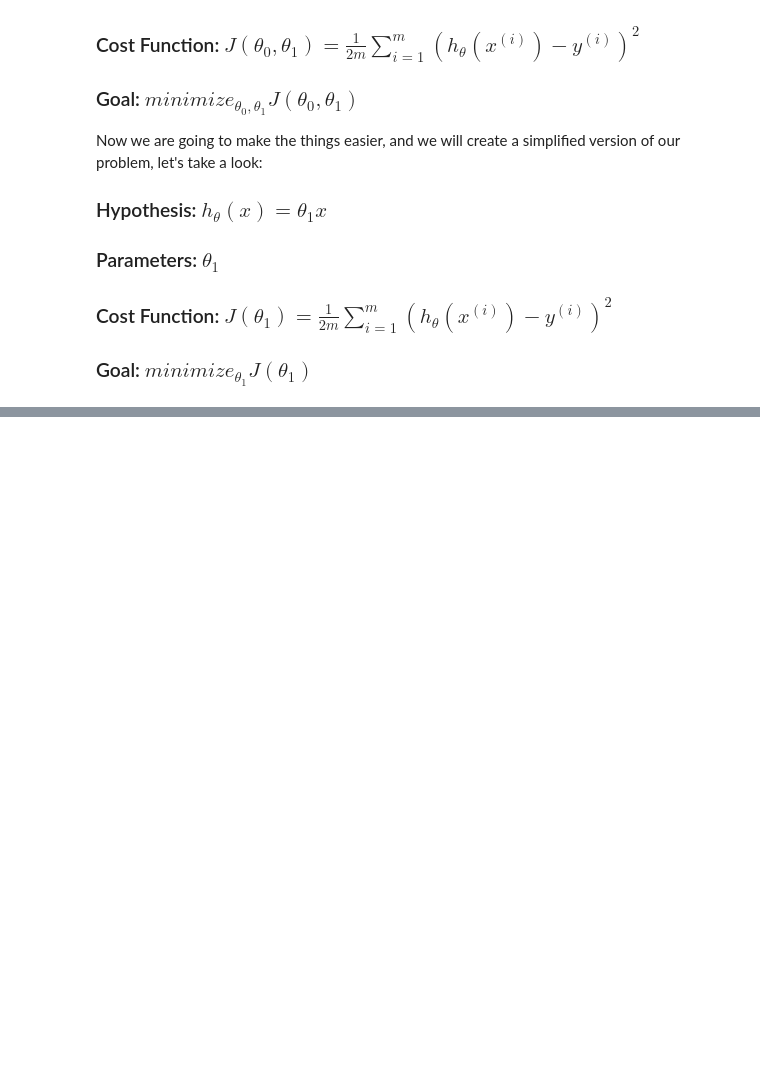
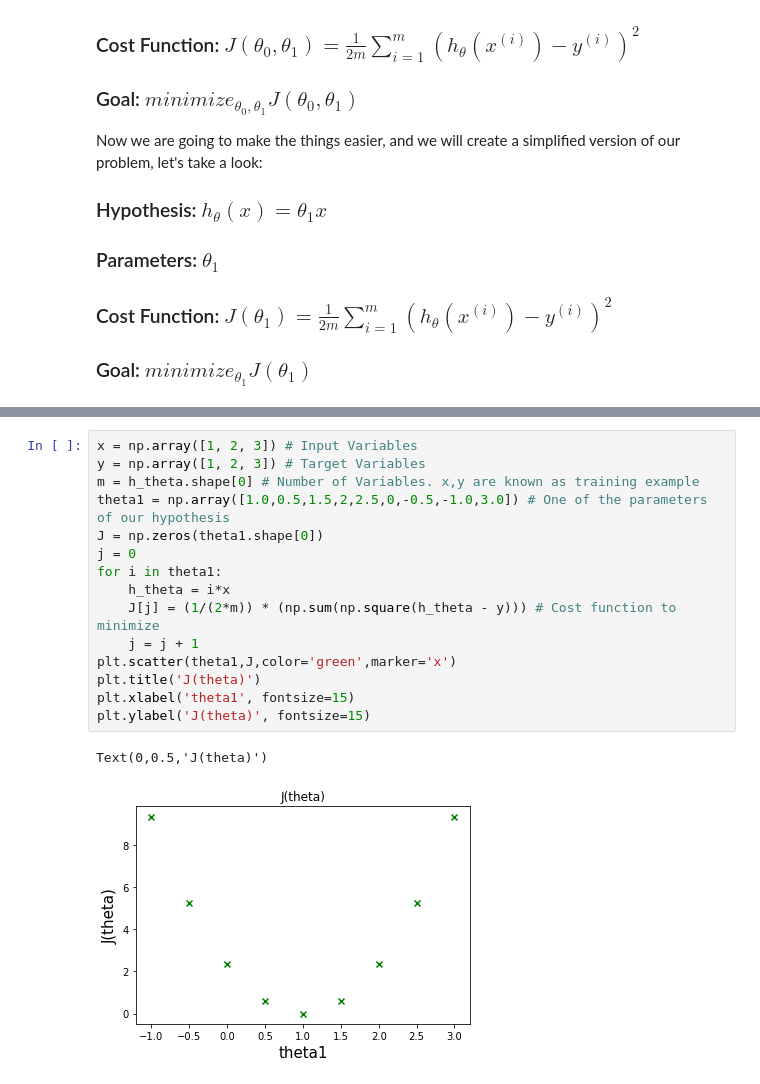
Before and after one commit to kala855/machine-learning, a Jupyter notebook: introduction/linearRegression/linearRegressionOneVariable.ipynb, the cells around one changed output, grey strips where cells are left out. Saved outputs shown, nothing was run; the diff lists cells and outputs as text; blank space fills up the shorter version.

```diff
--- a/introduction/linearRegression/linearRegressionOneVariable.ipynb
+++ b/introduction/linearRegression/linearRegressionOneVariable.ipynb
@@ -128,0 +167,18 @@ Text(0,0.5,'y')
+# %%
+x = np.array([1, 2, 3]) # Input Variables
+y = np.array([1, 2, 3]) # Target Variables
+m = h_theta.shape[0] # Number of Variables. x,y are known as training example
+theta1 = np.array([1.0,0.5,1.5,2,2.5,0,-0.5,-1.0,3.0]) # One of the parameters of our hypothesis
+J = np.zeros(theta1.shape[0])
+j = 0
+for i in theta1:
+    h_theta = i*x
+    J[j] = (1/(2*m)) * (np.sum(np.square(h_theta - y))) # Cost function to minimize
+    j = j + 1
+plt.scatter(theta1,J,color='green',marker='x')
+plt.title('J(theta)')
+plt.xlabel('theta1', fontsize=15)
+plt.ylabel('J(theta)', fontsize=15)
+# %% [output]
+Text(0,0.5,'J(theta)')
+[figure, added]
```
Also changed, not shown: parts of 3 cells of this notebook.
